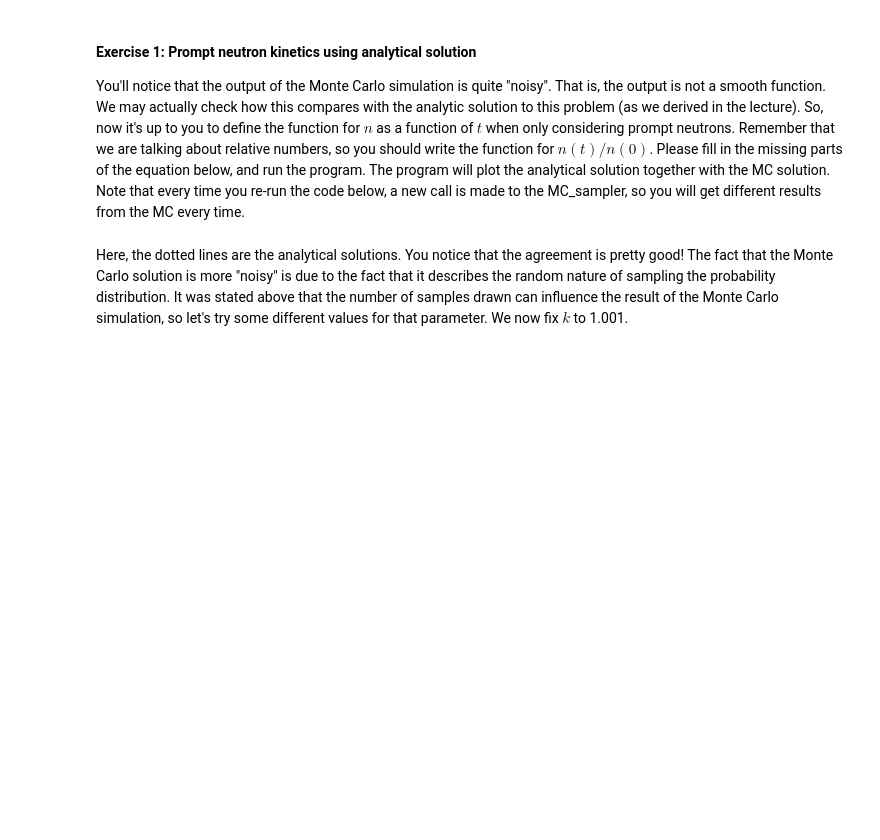
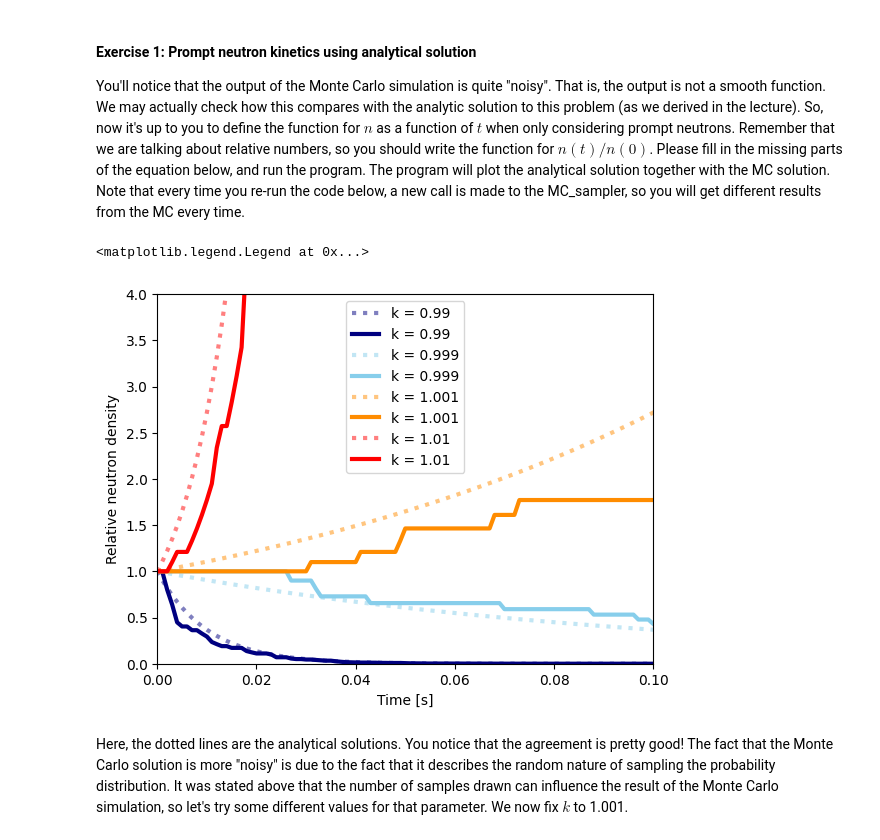
Before and after one commit to jenshoej/ReactorPhysics, a Jupyter notebook: Datalabs/Datalab08/8-Reactor_kinetics.ipynb, the cells around one changed output. Saved outputs shown, nothing was run; the diff lists cells and outputs as text; code cells hidden in the pictures; blank space fills up the shorter version.

```diff
--- a/Datalabs/Datalab08/8-Reactor_kinetics.ipynb
+++ b/Datalabs/Datalab08/8-Reactor_kinetics.ipynb
@@ -104,28 +104,28 @@ You'll notice that the output of the Monte Carlo simulation is quite "noisy". Th
 # %%
 def prompt_analytical(t, parameters):
     l, k = parameters
-
-    #n_rel = ## Finish this line with the analytical expression for n_rel, which is n(t)/n(0)
-
+    n_rel = np.exp( (k-1)/l * t)
     return n_rel
-
 
 n_rel_analytical = np.zeros(shape=(len(k), len(t)))
 
 for i, k_current in enumerate(k):
     parameters = [l, k_current]
 
     n_rel_analytical[i] = prompt_analytical(t, parameters)
     n_rel_MC[i] = MC_sampler(t, parameters, N_samples)
 
-    plt.plot(t, n_rel_analytical[i], linewidth=3, linestyle=':', label='k = ' + str(k_current), color=linecolours[i])
+    plt.plot(t, n_rel_analytical[i], linewidth=3, linestyle=':', label='k = ' + str(k_current), color=linecolours[i],alpha=0.5)
     plt.plot(t, n_rel_MC[i], linewidth=3, label='k = ' + str(k_current), color=linecolours[i])
 
 plt.xlim(0, 0.1)
-plt.ylim(0, 2)
+plt.ylim(0, 4)
 plt.xlabel('Time [s]')
 plt.ylabel('Relative neutron density')
 plt.legend()
+# %% [output]
+<matplotlib.legend.Legend at 0x...>
+[figure, added]
 # %% [markdown]
 Here, the dotted lines are the analytical solutions. You notice that the agreement is pretty good! The fact that the Monte Carlo solution is more "noisy" is due to the fact that it describes the random nature of sampling the probability distribution. It was stated above that the number of samples drawn can influence the result of the Monte Carlo simulation, so let's try some different values for that parameter. We now fix $k$ to 1.001.
 # %%
```
Also changed, not shown: parts of 9 cells of this notebook.
